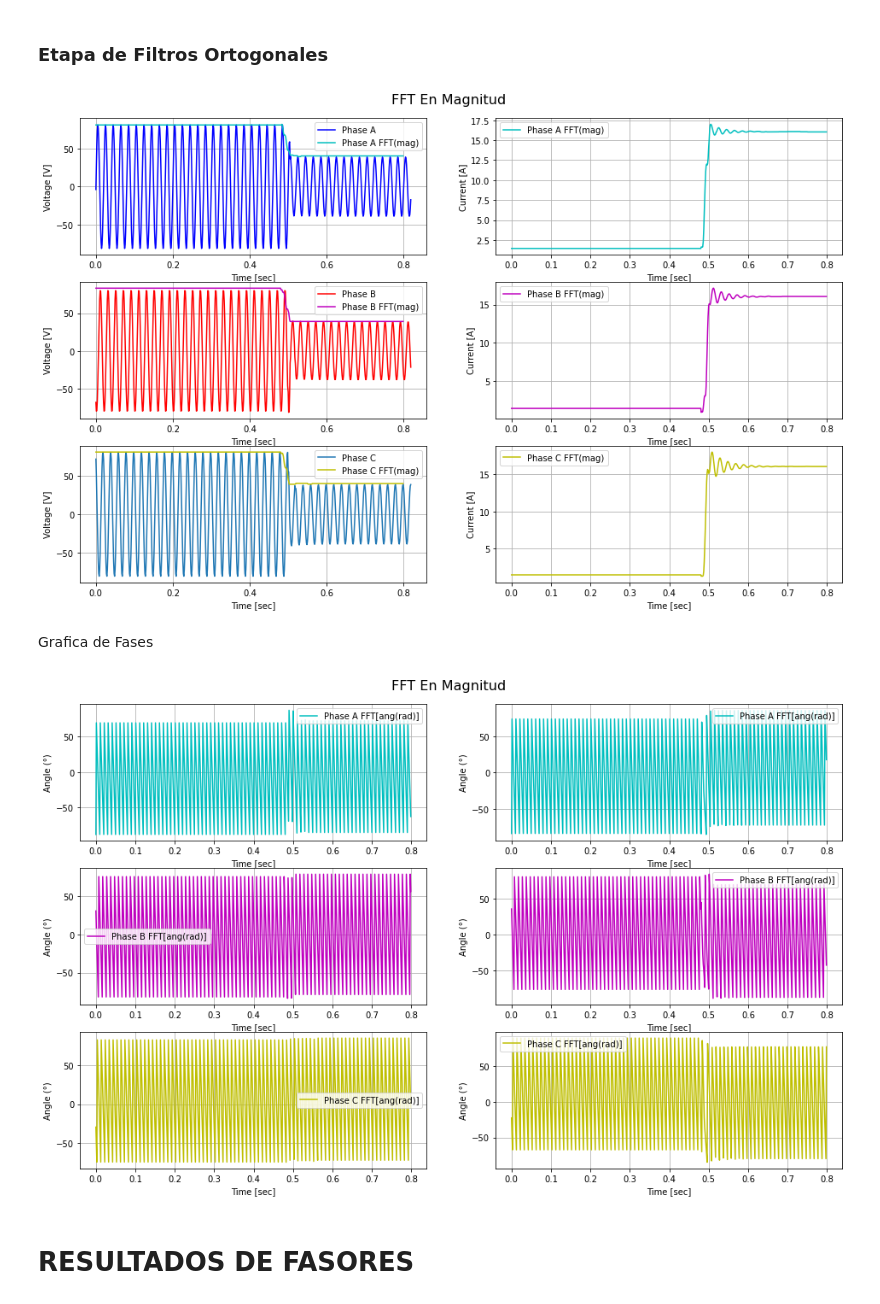
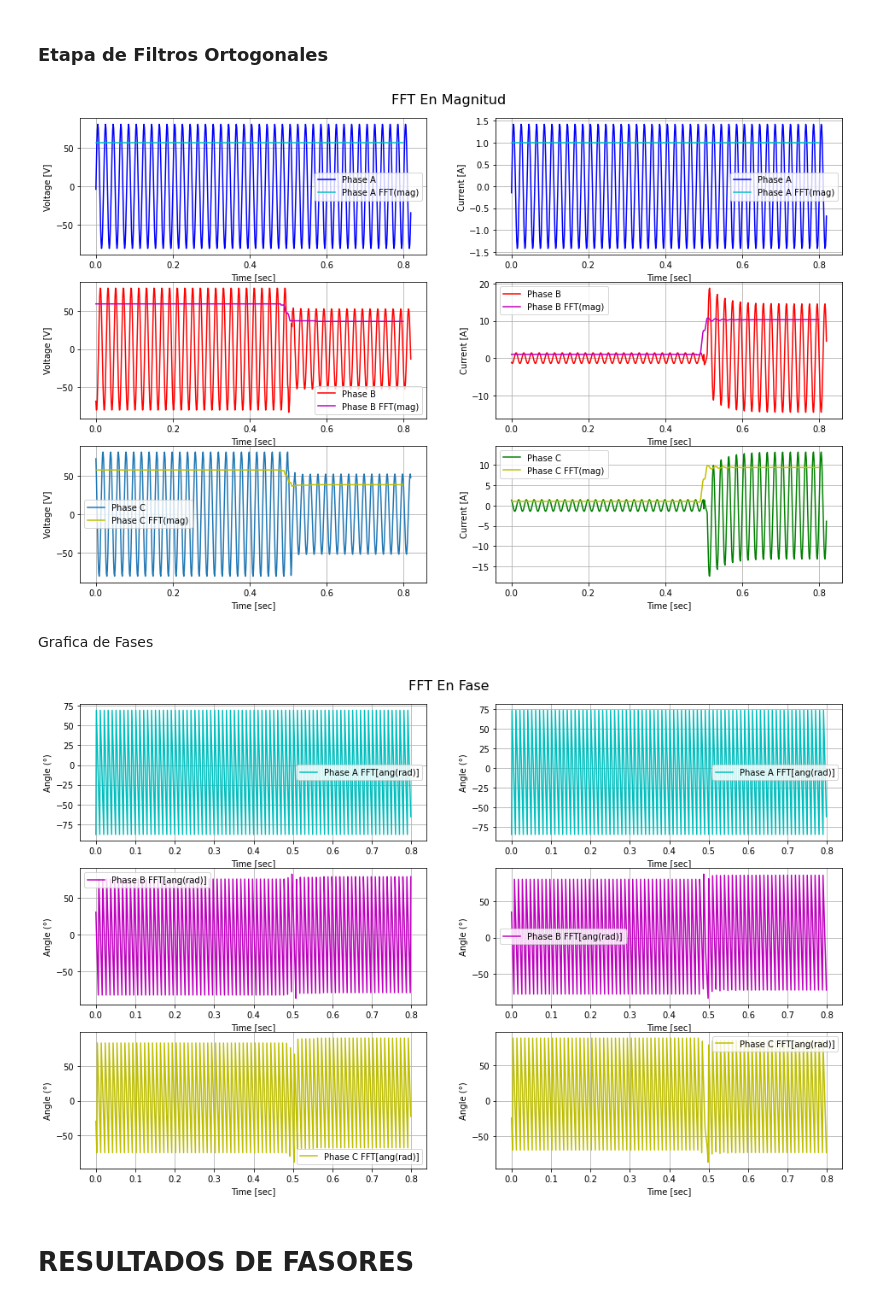
Before and after one commit to andresenrique08/Virtual_Relay_Course, a Jupyter notebook: Test_complete1.ipynb, the cells around one changed output. Saved outputs shown, nothing was run; the diff lists cells and outputs as text; code cells hidden in the pictures.

```diff
--- a/Test_complete1.ipynb
+++ b/Test_complete1.ipynb
@@ -75,8 +75,8 @@ def walsh_voltage(time, data, fk, fs_user_cycle):
             Xs_temp=xi[k]*np.sin(2*np.pi*k/(N))
             Xs_sum=Xs_sum+Xs_temp
 
-        Xc[i]= 2/(N)*Xc_sum
-        Xs[i]= 2/(N)* Xs_sum
+        Xc[i]= 2/(N*np.sqrt(2))*Xc_sum
+        Xs[i]= 2/(N*np.sqrt(2))* Xs_sum
 
     return t, Xc, Xs
 # %% [markdown]
@@ -106,8 +106,8 @@ def walsh_current(time, data, fk, fs_user_cycle):
             Xs_temp=xi[k]*np.sin(2*np.pi*k/(N))
             Xs_sum=Xs_sum+Xs_temp
 
-        Xc[i]= 2/(N)*Xc_sum
-        Xs[i]= 2/(N)* Xs_sum
+        Xc[i]= 2/(N*np.sqrt(2))*Xc_sum
+        Xs[i]= 2/(N*np.sqrt(2))* Xs_sum
 
     return t, Xc, Xs
 # %% [markdown]
@@ -292,43 +293,43 @@ for i in np.arange(6):
         X_C[:,i-3] = np.sqrt(np.power(Xc_C[:,i-3],2)+np.power(Xs_C[:,i-3],2))
         Y_C[:,i-3] = np.arctan(Xs_C[:,i-3]/Xc_C[:,i-3])*180/np.pi
 
 # PLOTING -----------------------------------------------------------------
 f, axarr = plt.subplots(3, 2, figsize =(16, 10))
 f.suptitle('FFT En Magnitud', y=0.92, fontsize=16)
 
 # Plot Voltages
 axarr[0,0].plot(time_sub[:,0], V_sub[:,0], 'b-', label='Phase A')
 axarr[0,0].plot( t[:,0], X_V[:,0], 'c-', label='Phase A FFT(mag)')
 axarr[1,0].plot(time_sub[:,1], V_sub[:,1], 'r-', label='Phase B')
 axarr[1,0].plot( t[:,1], X_V[:,1], 'm-', label='Phase B FFT(mag)')
 axarr[2,0].plot(time_sub[:,2], V_sub[:,2], label='Phase C')
 axarr[2,0].plot( t[:,2], X_V[:,2], 'y-', label='Phase C FFT(mag)')
 
 # Plot Currents
-#axarr[0,1].plot(time_sub[:,3], C_sub[:,0], 'b-', label='Phase A')
+axarr[0,1].plot(time_sub[:,3], C_sub[:,0], 'b-', label='Phase A')
 axarr[0,1].plot( t[:,3], X_C[:,0], 'c-', label='Phase A FFT(mag)')
-#axarr[1,1].plot(time_sub[:,4], C_sub[:,1], 'r-', label='Phase B')
+axarr[1,1].plot(time_sub[:,4], C_sub[:,1], 'r-', label='Phase B')
 axarr[1,1].plot( t[:,4], X_C[:,1], 'm-', label='Phase B FFT(mag)')
-#axarr[2,1].plot(time_sub[:,5], C_sub[:,2], 'g-', label='Phase C')
+axarr[2,1].plot(time_sub[:,5], C_sub[:,2], 'g-', label='Phase C')
 axarr[2,1].plot( t[:,5], X_C[:,2], 'y-', label='Phase C FFT(mag)')
 
 for i in np.arange(3):
     axarr[i,0].set_xlabel('Time [sec]')
     axarr[i,0].set_ylabel('Voltage [V]')
     axarr[i,0].grid()
     axarr[i,0].legend()
     axarr[i,1].set_xlabel('Time [sec]')
     axarr[i,1].set_ylabel('Current [A]')
     axarr[i,1].grid()
     axarr[i,1].legend()
 # %% [output]
-[figure, old version]
+[figure, new version]
 # %% [markdown]
 Grafica de Fases
 # %%
 # PLOTING -----------------------------------------------------------------
 f, axarr = plt.subplots(3, 2, figsize =(16, 10))
-f.suptitle('FFT En Magnitud', y=0.92, fontsize=16)
+f.suptitle('FFT En Fase', y=0.92, fontsize=16)
 
 # Plot Voltages
 #axarr[0,0].plot(time_sub[:,0], V_sub[:,0], 'b-', label='Phase A')
@@ -356,7 +357,7 @@ for i in np.arange(3):
     axarr[i,1].grid()
     axarr[i,1].legend()
 # %% [output]
-[figure, old version]
+[figure, new version]
 # %% [markdown]
 # RESULTADOS DE FASORES
 # %% [markdown]
```
Also changed, not shown: parts of 5 cells of this notebook, 8 other files.
